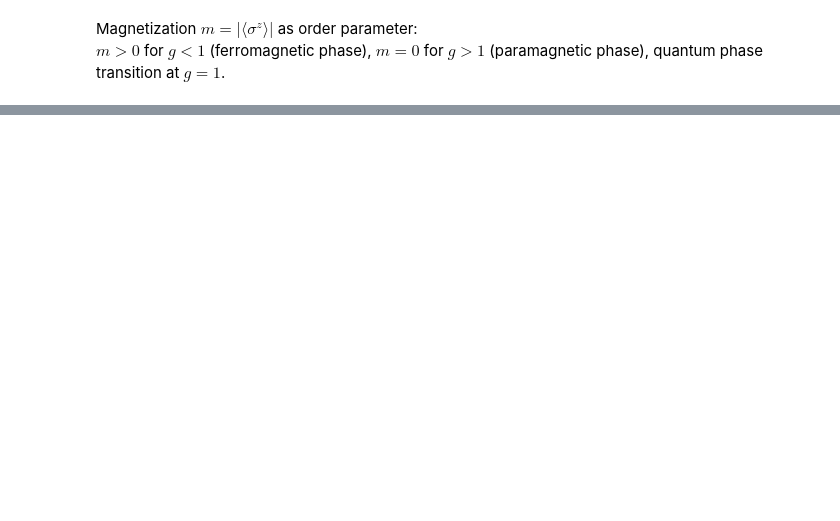
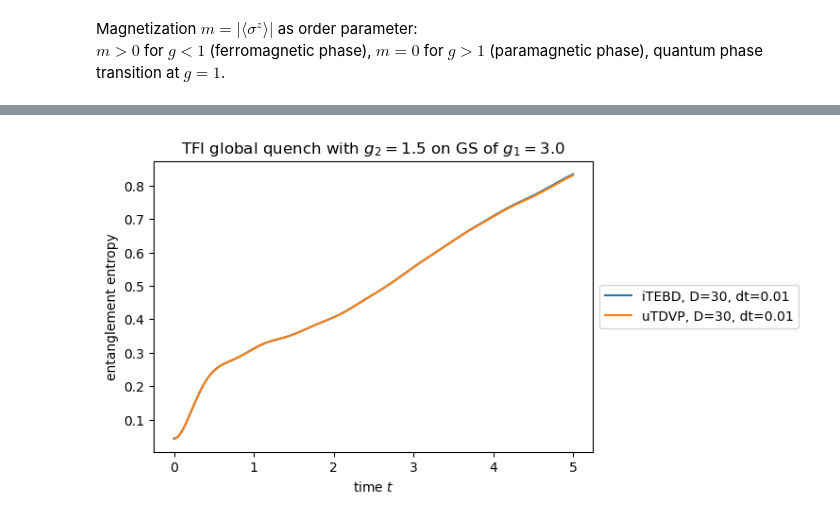
Before and after one commit to tenpy/tenpy_toycodes, a Jupyter notebook: solutions_uniform_toycodes.ipynb, the cells around one changed output, grey strips where cells are left out. Cells and saved outputs as stored; diff of their text form; code cells hidden in the pictures; blank space fills up the shorter version.

Commit message:
add utdvp to solutions_uniform_toycodes.ipynb

```diff
--- a/solutions_uniform_toycodes.ipynb
+++ b/solutions_uniform_toycodes.ipynb
@@ -389,0 +451,11 @@ $m >0$ for $g<1$ (ferromagnetic phase), $m = 0$ for $g>1$ (paramagnetic phase),
+# %%
+plt.figure(figsize=(6, 4))
+plt.title(f"TFI global quench with $g_2={g2}$ on GS of $g_1={g1}$ (iTEBD)")
+plt.xlabel('time $t$')
+plt.ylabel('entanglement entropy')
+for dt in [0.1, 0.01, 0.001]:
+    for D in [10, 20, 30]:
+        ts_itebd, Ss_itebd = itebd_global_quench(g1, g2, D, dt, T)
+        plt.plot(ts_itebd, Ss_itebd, label=f"D={D}, dt={dt}")
+plt.legend(loc='center left', bbox_to_anchor=(1, 0.5))
+plt.show()
@@ -389,0 +483,19 @@ $m >0$ for $g<1$ (ferromagnetic phase), $m = 0$ for $g>1$ (paramagnetic phase),
+# %%
+def utdvp_global_quench(g1, g2, D, dt, T):
+    """Calculate the tfi ground state for transverse field g1 and evolve it according to different g2
+    up to time T in steps of dt with uTDVP."""
+    h1 = TFIModel(L=1, J=1., g=g1, bc="infinite").H_bonds[0]
+    h2 = TFIModel(L=1, J=1., g=g2, bc="infinite").H_bonds[0]
+    guess_psi1 = UniformMPS.from_desired_bond_dimension(D)
+    _, psi1, _ = vumps_algorithm(h1, guess_psi1, tol=1.e-10)
+    ts, Ss = utdvp_algorithm(psi1, h2, dt, T)
+    return ts, Ss
+# %%
+g1 = 3.
+g2 = 1.5
+D = 30
+T = 5.
+dt = 0.01
+# %%
+ts_itebd, Ss_itebd = itebd_global_quench(g1, g2, D, dt, T)
+ts_utdvp, Ss_utdvp = utdvp_global_quench(g1, g2, D, dt, T)
@@ -389,0 +521,11 @@ $m >0$ for $g<1$ (ferromagnetic phase), $m = 0$ for $g>1$ (paramagnetic phase),
+# %%
+plt.figure(figsize=(6, 4))
+plt.title(f"TFI global quench with $g_2={g2}$ on GS of $g_1={g1}$")
+plt.xlabel('time $t$')
+plt.ylabel('entanglement entropy')
+plt.plot(ts_itebd, Ss_itebd, label=f"iTEBD, D={D}, dt={dt}")
+plt.plot(ts_utdvp, Ss_utdvp, label=f"uTDVP, D={D}, dt={dt}")
+plt.legend(loc='center left', bbox_to_anchor=(1, 0.5))
+plt.show()
+# %% [output]
+[figure, added]
```
Also changed, not shown: parts of 24 cells of this notebook.
